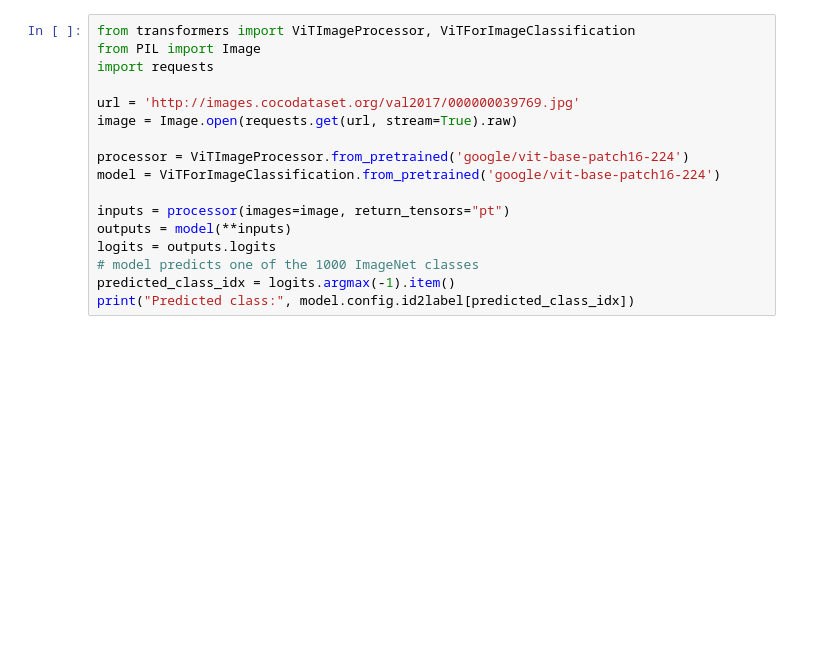
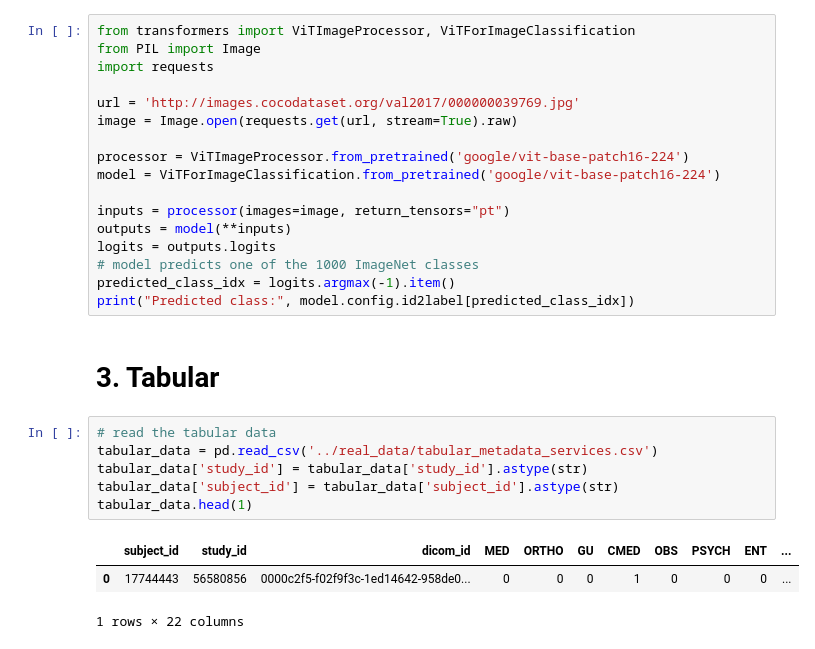
Before and after one commit to silviiaromanato/biomed-team4, a Jupyter notebook: multimodal/biomed.ipynb, the cells around one changed output. Saved outputs shown, nothing was run; the diff lists cells and outputs as text; blank space fills up the shorter version.

```diff
--- a/multimodal/biomed.ipynb
+++ b/multimodal/biomed.ipynb
@@ -282,3 +279,15 @@ logits = outputs.logits
 # model predicts one of the 1000 ImageNet classes
 predicted_class_idx = logits.argmax(-1).item()
 print("Predicted class:", model.config.id2label[predicted_class_idx])
+# %% [markdown]
+# 3. Tabular
+# %%
+# read the tabular data
+tabular_data = pd.read_csv('../real_data/tabular_metadata_services.csv')
+tabular_data['study_id'] = tabular_data['study_id'].astype(str)
+tabular_data['subject_id'] = tabular_data['subject_id'].astype(str)
+tabular_data.head(1)
+# %% [output]
+|  | subject_id | study_id | dicom_id | MED | ORTHO | GU | CMED | OBS | PSYCH | ENT | ... |
+| 0 | 17744443 | 56580856 | 0000c2f5-f02f9f3c-1ed14642-958de0... | 0 | 0 | 0 | 1 | 0 | 0 | 0 | ... |
+1 rows × 22 columns
```
Also changed, not shown: parts of 5 cells of this notebook.
